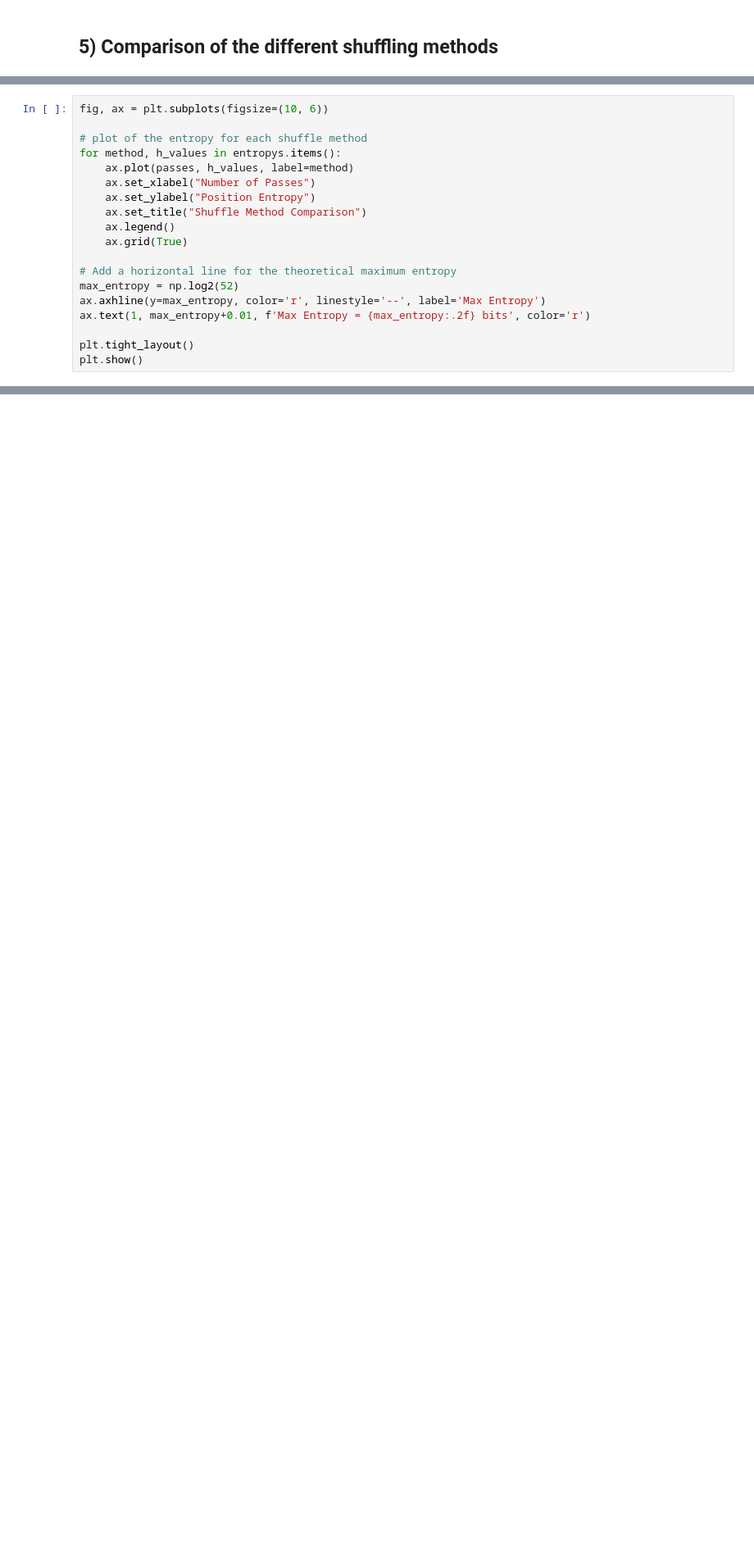
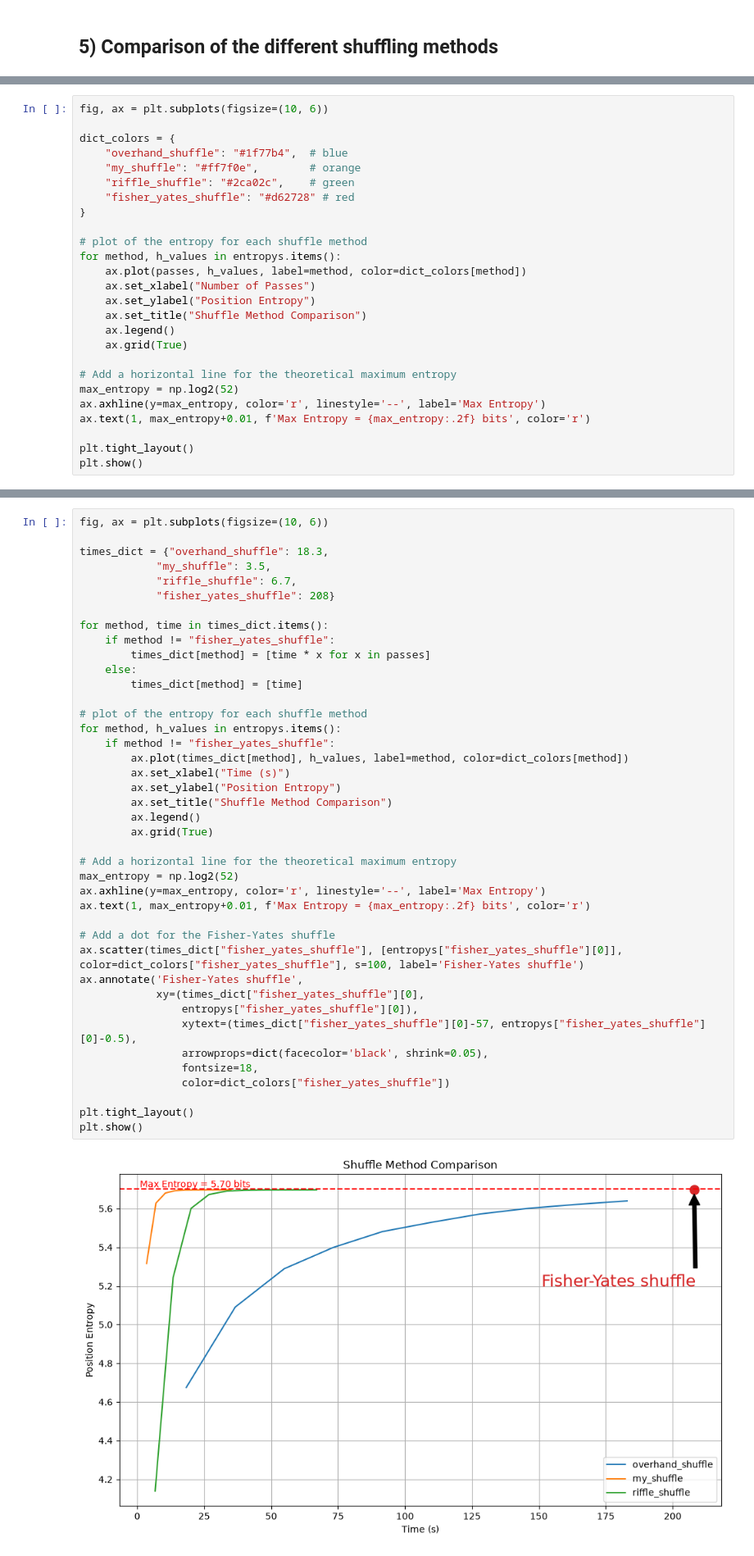
Before and after one commit to arthurleq/shuffle_cards, a Jupyter notebook: shuffle.ipynb, the cells around one changed output, grey strips where cells are left out. Shown at 82% size. Cells and saved outputs as stored; diff of their text form; blank space fills up the shorter version.

Commit message:
change: shuffle.ipynb : conclusion

```diff
--- a/shuffle.ipynb
+++ b/shuffle.ipynb
@@ -530,9 +531,16 @@ for n_passes in passes:
 # %%
 fig, ax = plt.subplots(figsize=(10, 6))
 
+dict_colors = {
+    "overhand_shuffle": "#1f77b4",  # blue
+    "my_shuffle": "#ff7f0e",        # orange
+    "riffle_shuffle": "#2ca02c",    # green
+    "fisher_yates_shuffle": "#d62728" # red
+}
+
 # plot of the entropy for each shuffle method
 for method, h_values in entropys.items():
-    ax.plot(passes, h_values, label=method)
+    ax.plot(passes, h_values, label=method, color=dict_colors[method])
     ax.set_xlabel("Number of Passes")
     ax.set_ylabel("Position Entropy")
     ax.set_title("Shuffle Method Comparison")
@@ -550,0 +570,43 @@ plt.show()
+# %%
+fig, ax = plt.subplots(figsize=(10, 6))
+
+times_dict = {"overhand_shuffle": 18.3,
+            "my_shuffle": 3.5,
+            "riffle_shuffle": 6.7,
+            "fisher_yates_shuffle": 208}
+
+for method, time in times_dict.items():
+    if method != "fisher_yates_shuffle":
+        times_dict[method] = [time * x for x in passes]
+    else:
+        times_dict[method] = [time]
+
+# plot of the entropy for each shuffle method
+for method, h_values in entropys.items():
+    if method != "fisher_yates_shuffle":
+        ax.plot(times_dict[method], h_values, label=method, color=dict_colors[method])
+        ax.set_xlabel("Time (s)")
+        ax.set_ylabel("Position Entropy")
+        ax.set_title("Shuffle Method Comparison")
+        ax.legend()
+        ax.grid(True)
+
+# Add a horizontal line for the theoretical maximum entropy
+max_entropy = np.log2(52)
+ax.axhline(y=max_entropy, color='r', linestyle='--', label='Max Entropy')
+ax.text(1, max_entropy+0.01, f'Max Entropy = {max_entropy:.2f} bits', color='r')
+
+# Add a dot for the Fisher-Yates shuffle
+ax.scatter(times_dict["fisher_yates_shuffle"], [entropys["fisher_yates_shuffle"][0]], color=dict_colors["fisher_yates_shuffle"], s=100, label='Fisher-Yates shuffle')
+ax.annotate('Fisher-Yates shuffle',
+            xy=(times_dict["fisher_yates_shuffle"][0],
+                entropys["fisher_yates_shuffle"][0]),
+                xytext=(times_dict["fisher_yates_shuffle"][0]-57, entropys["fisher_yates_shuffle"][0]-0.5),
+                arrowprops=dict(facecolor='black', shrink=0.05),
+                fontsize=18,
+                color=dict_colors["fisher_yates_shuffle"])
+
+plt.tight_layout()
+plt.show()
+# %% [output]
+[figure, added]
```
Also changed, not shown: parts of 2 cells of this notebook.
